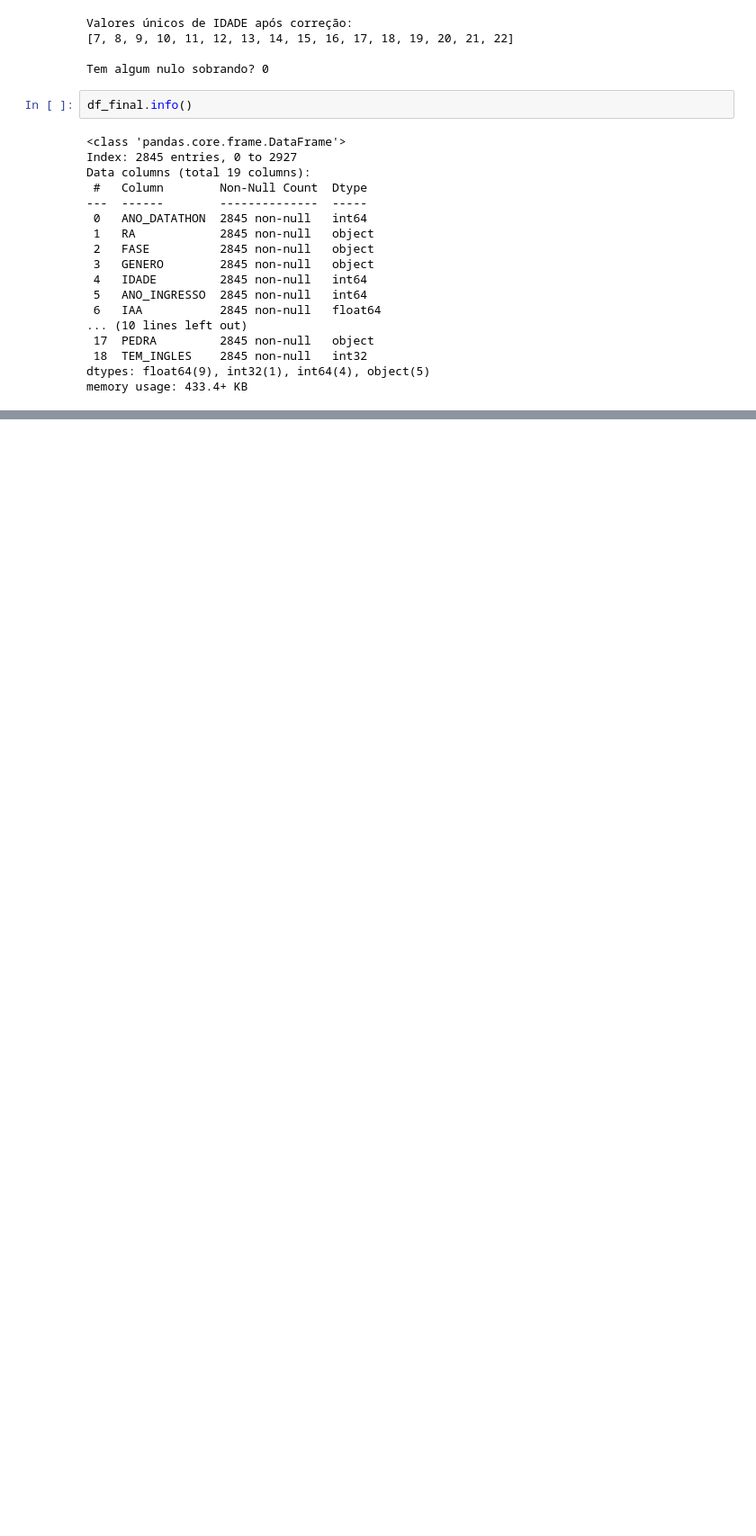
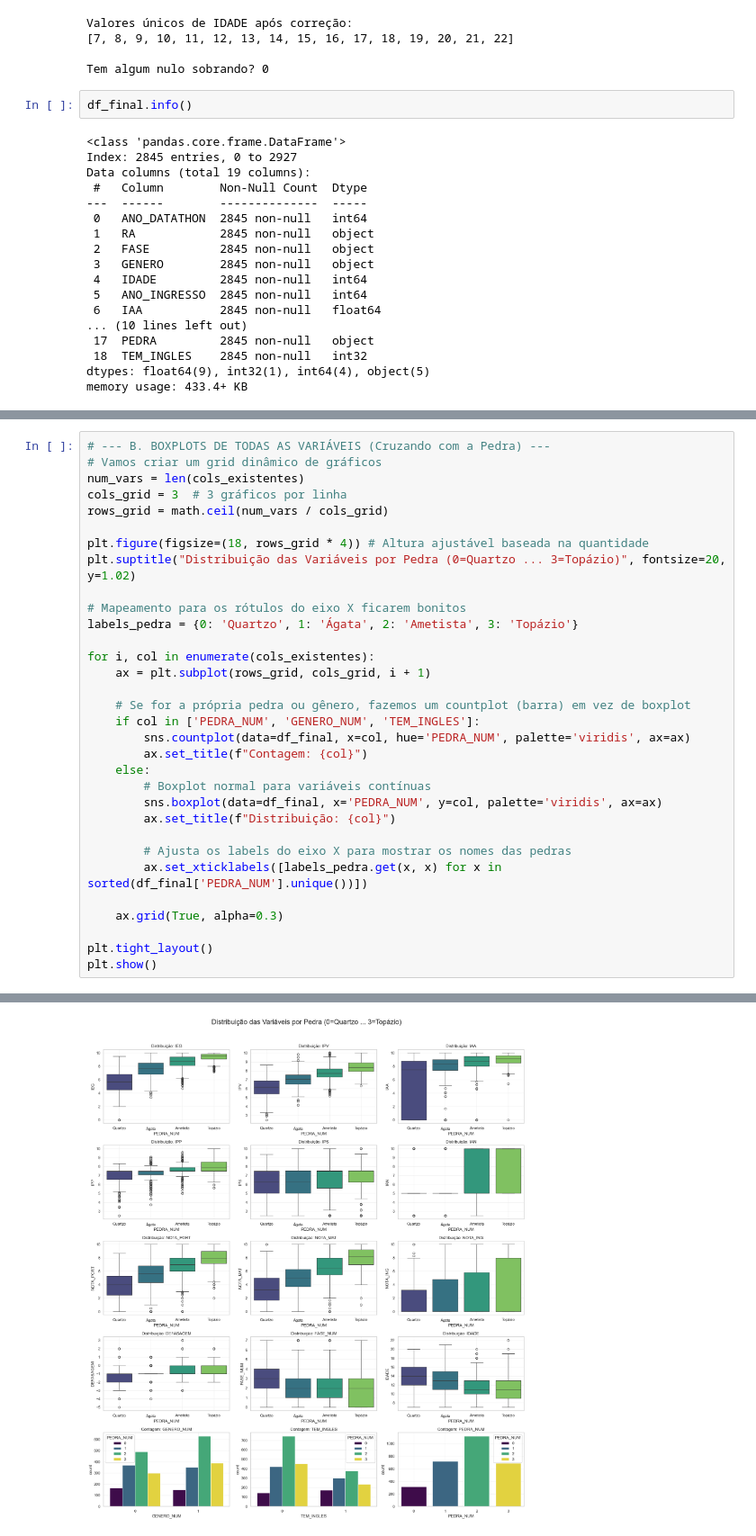
Before and after one commit to Lakand/Datathon-MLET, a Jupyter notebook: notebooks/exploracao_dados.ipynb, the cells around one changed output, grey strips where cells are left out. Shown at 90% size. Drawn from its saved outputs; the diff is of its cells as text; blank space fills up the shorter version.

```diff
--- a/notebooks/exploracao_dados.ipynb
+++ b/notebooks/exploracao_dados.ipynb
@@ -492,0 +582,33 @@ memory usage: 433.4+ KB
+# %%
+# --- B. BOXPLOTS DE TODAS AS VARIÁVEIS (Cruzando com a Pedra) ---
+# Vamos criar um grid dinâmico de gráficos
+num_vars = len(cols_existentes)
+cols_grid = 3  # 3 gráficos por linha
+rows_grid = math.ceil(num_vars / cols_grid)
+
+plt.figure(figsize=(18, rows_grid * 4)) # Altura ajustável baseada na quantidade
+plt.suptitle("Distribuição das Variáveis por Pedra (0=Quartzo ... 3=Topázio)", fontsize=20, y=1.02)
+
+# Mapeamento para os rótulos do eixo X ficarem bonitos
+labels_pedra = {0: 'Quartzo', 1: 'Ágata', 2: 'Ametista', 3: 'Topázio'}
+
+for i, col in enumerate(cols_existentes):
+    ax = plt.subplot(rows_grid, cols_grid, i + 1)
+
+    # Se for a própria pedra ou gênero, fazemos um countplot (barra) em vez de boxplot
+    if col in ['PEDRA_NUM', 'GENERO_NUM', 'TEM_INGLES']:
+        sns.countplot(data=df_final, x=col, hue='PEDRA_NUM', palette='viridis', ax=ax)
+        ax.set_title(f"Contagem: {col}")
+    else:
+        # Boxplot normal para variáveis contínuas
+        sns.boxplot(data=df_final, x='PEDRA_NUM', y=col, palette='viridis', ax=ax)
+        ax.set_title(f"Distribuição: {col}")
+
+        # Ajusta os labels do eixo X para mostrar os nomes das pedras
+        ax.set_xticklabels([labels_pedra.get(x, x) for x in sorted(df_final['PEDRA_NUM'].unique())])
+
+    ax.grid(True, alpha=0.3)
+
+plt.tight_layout()
+plt.show()
+# %% [output]
@@ -492,0 +632 @@ memory usage: 433.4+ KB
+[figure, added]
```
Also changed, not shown: parts of 4 cells of this notebook.
